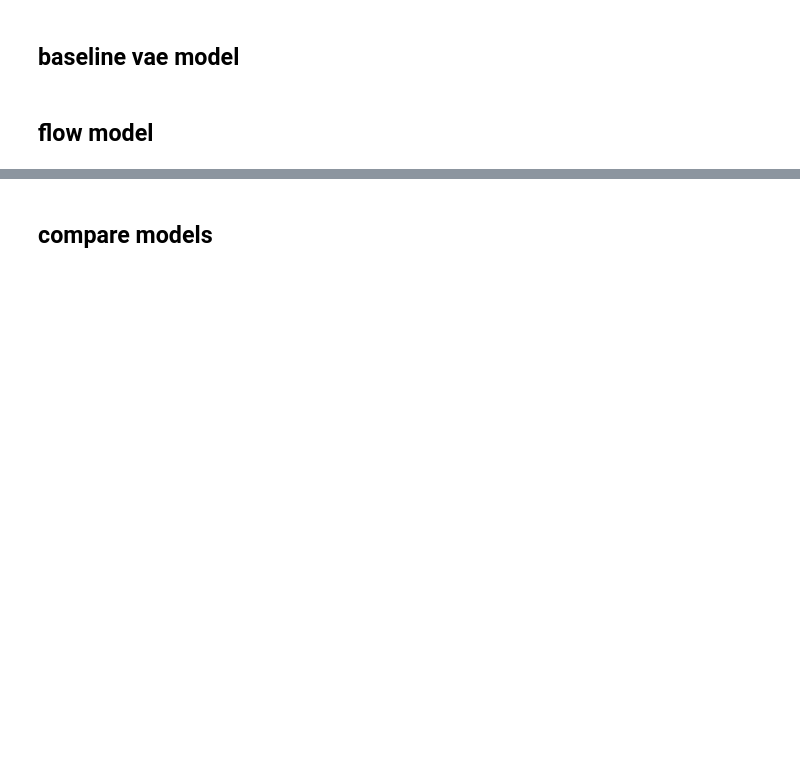
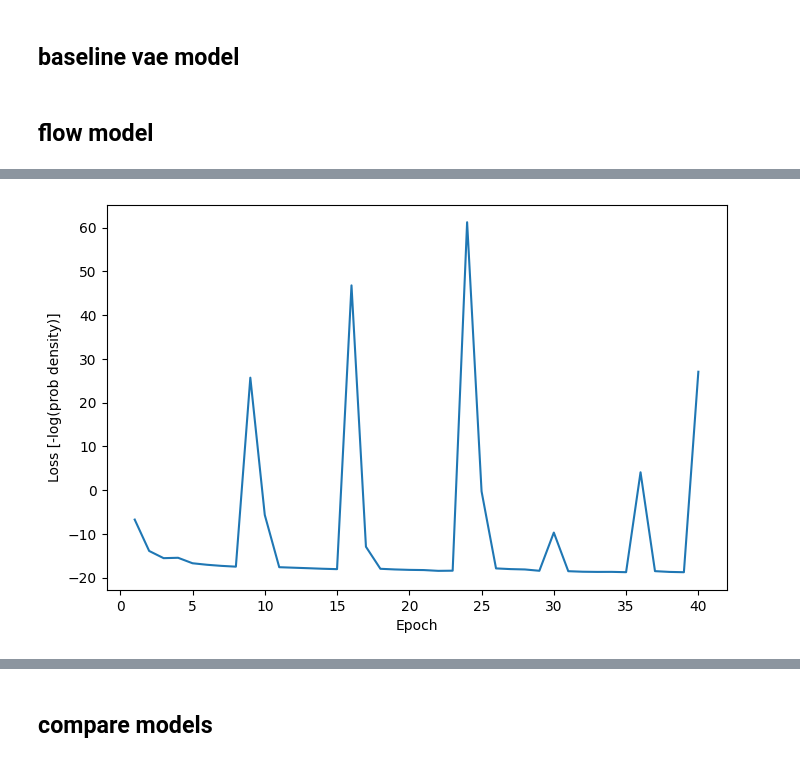
Before and after one commit to hftsoi/hls4nf, a Jupyter notebook: train.ipynb, the cells around one changed output, grey strips where cells are left out. Drawn from its saved outputs; the diff is of its cells as text; code cells hidden in the pictures; blank space fills up the shorter version.

```diff
--- a/train.ipynb
+++ b/train.ipynb
@@ -74,7 +103,7 @@ del data
 model_ae = build_autoencoder(input_dim=57, q=True)
 model_ae.summary()
 # %%
-history = model_ae.fit(X_train, X_train, validation_data=(X_val, X_val), epochs=40, batch_size=256)
+history = model_ae.fit(X_train, X_train, validation_data=(X_val, X_val), epochs=60, batch_size=256)
 
 plt.figure(figsize = (6,4))
 axes = plt.subplot(1,1,1)
@@ -244,13 +273,13 @@ vae_encoder.save_weights('weights/weights_vae_encoder.h5')
 # %% [markdown]
 ## flow model
 # %%
-epochs = 60
+epochs = 40
 batch_size = 256
 
-model_nf = NormalizingFlowModel(num_flows=3, q=True)
+model_nf = NormalizingFlowModel(num_flows=5, q=True)
 
 train_dataset = tf.data.Dataset.from_tensor_slices(X_train).shuffle(10000).batch(batch_size)
-optimizer = tf.keras.optimizers.legacy.Adam(learning_rate=0.001)
+optimizer = tf.keras.optimizers.legacy.Adam(learning_rate=0.005)
 
 epoch_losses = []
 for epoch in range(epochs):
@@ -277,3 +306,4 @@ score_bkg_nf = compute_nll_for_nf(model_nf, X_test)
 score_sig_nf = []
 for i in range(4):
     score_sig_nf.append(compute_nll_for_nf(model_nf, sig[i]))
+# %% [output]
@@ -280,2 +327,3 @@ for i in range(4):
+[figure, added]
 # %%
 plt.figure(figsize=(8,6))
```
Also changed, not shown: parts of 6 cells of this notebook, 1 other file.
